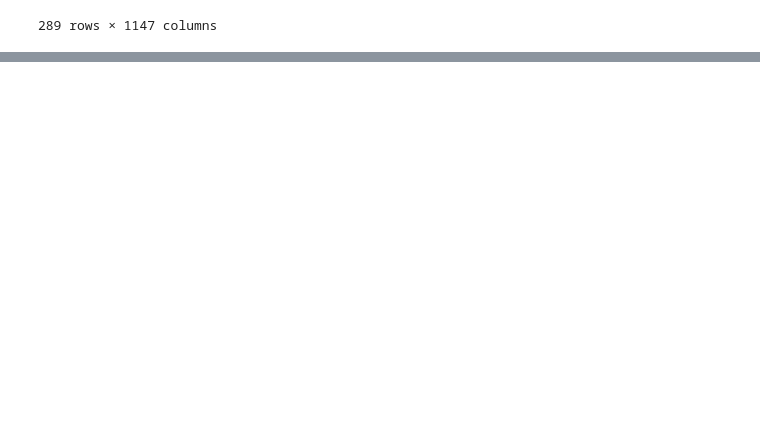
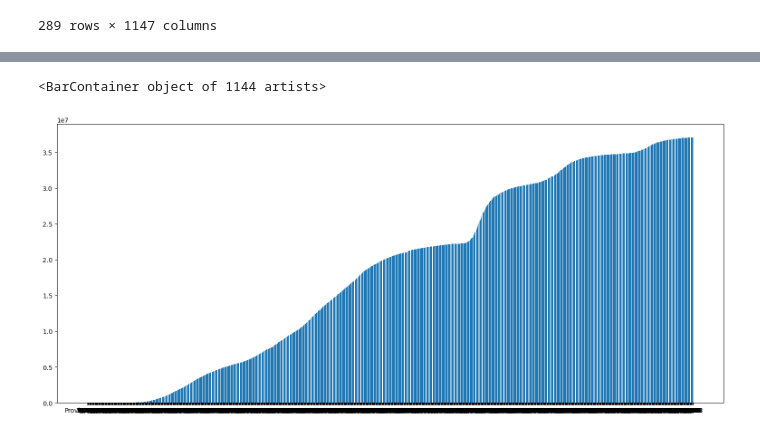
Before and after one commit to arthur-ngdi/pandas, a Jupyter notebook: analise_dados_pandas.ipynb, the cells around one changed output, grey strips where cells are left out. Saved outputs shown, nothing was run; the diff lists cells and outputs as text; code cells hidden in the pictures; blank space fills up the shorter version.

```diff
--- a/analise_dados_pandas.ipynb
+++ b/analise_dados_pandas.ipynb
@@ -14,5 +14,5 @@ urlretrieve(dataset_url, 'datasets/global_cases_covid19.csv')
 ('datasets/global_cases_covid19.csv',
  <http.client.HTTPMessage at 0x...>)
 # %%
-dataframe_covid = pd.read_csv('datasets/global_cases_covid19.csv')
+df_covid = pd.read_csv('datasets/global_cases_covid19.csv')
 # %%
@@ -33,0 +44,2 @@ dataframe_covid
+# %%
+df_covid.drop(['Lat', 'Long'], axis=1, inplace=True)
@@ -33,0 +62,2 @@ dataframe_covid
+# %%
+df_country = df_covid.groupby('Country/Region').sum()
@@ -33,0 +96,9 @@ dataframe_covid
+# %%
+data = df_country.loc['Brazil'].index
+cases  = df_country.loc['Brazil'].values
+# %%
+plt.figure(figsize=(19,8))
+plt.bar(data, cases)
+# %% [output]
+<BarContainer object of 1144 artists>
+[figure, added]
```
Also changed, not shown: parts of 9 cells of this notebook.
